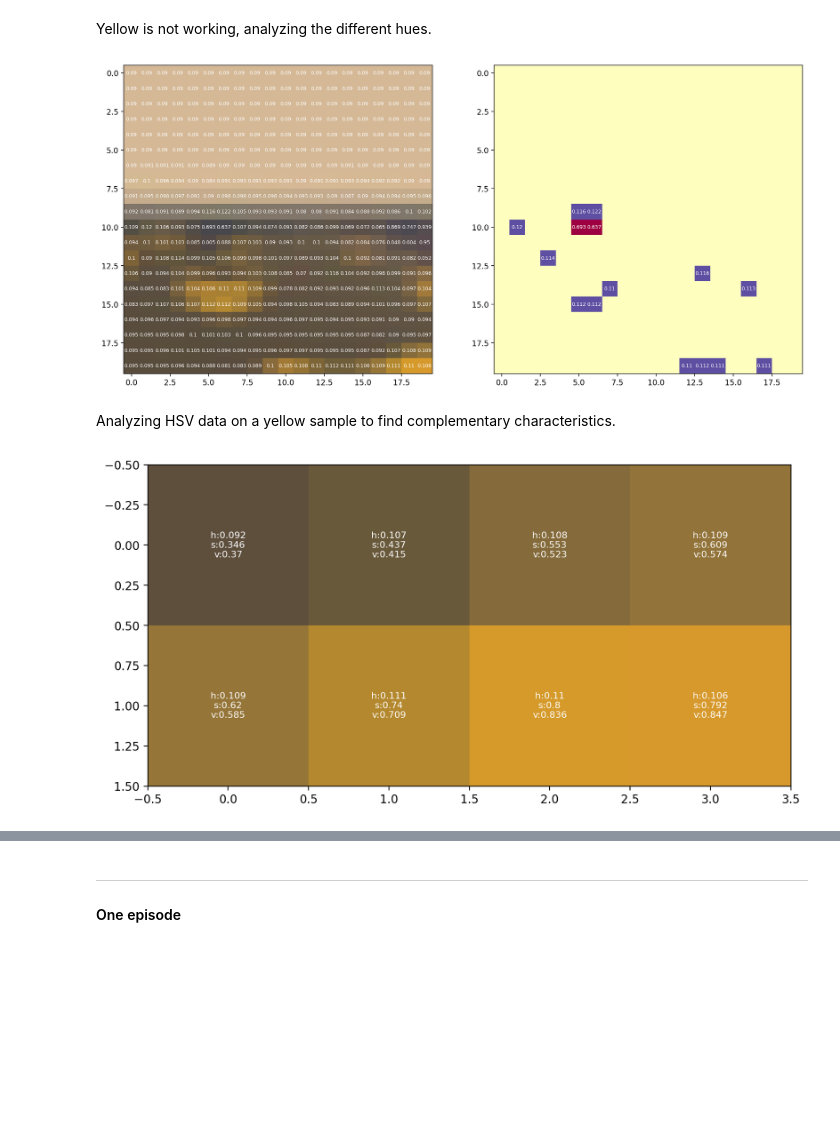
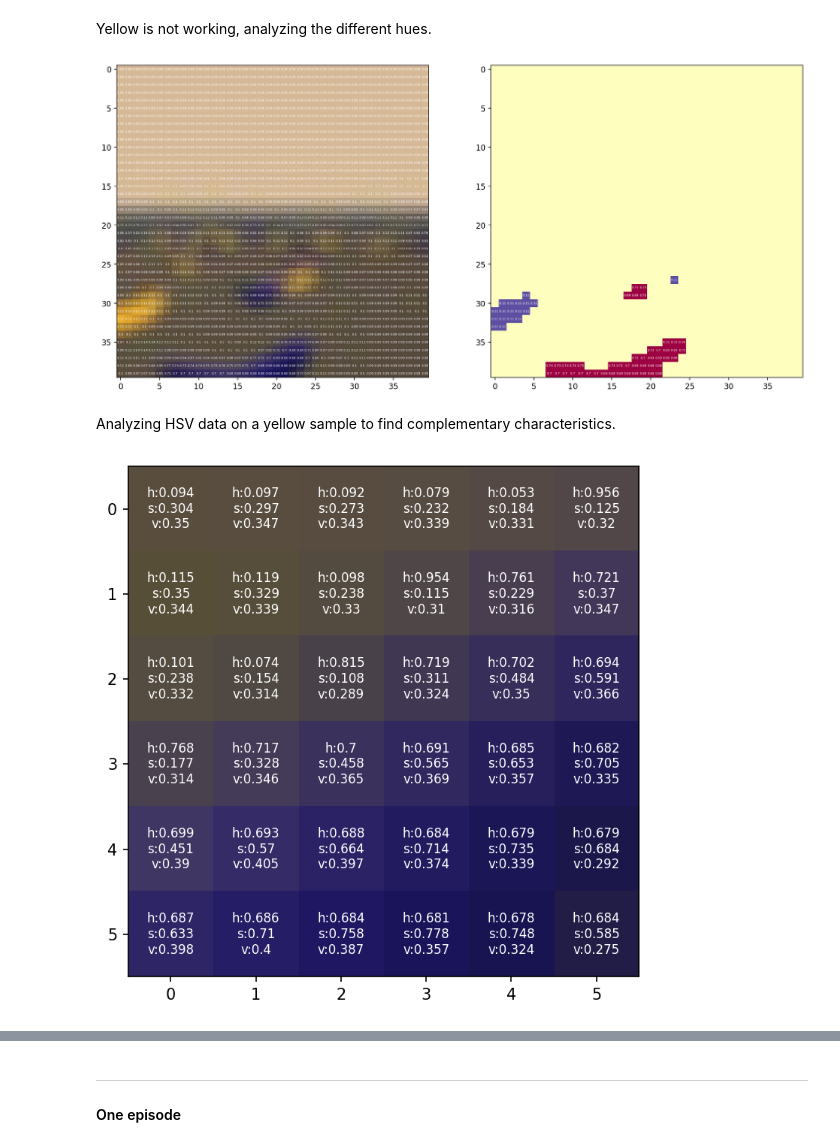
Before and after one commit to PierreMsy/DRL_navigation, a Jupyter notebook: 220816_raw_pixel_explo.ipynb, the cells around one changed output, grey strips where cells are left out. Cells and saved outputs as stored; diff of their text form; code cells hidden in the pictures; blank space fills up the shorter version.

```diff
--- a/220816_raw_pixel_explo.ipynb
+++ b/220816_raw_pixel_explo.ipynb
@@ -117,7 +121,7 @@ class AuxNet(nn.Module):
 
     def __init__(self):
         super(AuxNet, self).__init__()
-        self.avg_pool = nn.AvgPool2d(kernel_size=8, stride=4)
+        self.avg_pool = nn.AvgPool2d(kernel_size=6, stride=2)
 
     def forward(self, x):
         return self.avg_pool(x)
@@ -243,7 +247,7 @@ def is_yellow(hsv):
 
 def is_blue(hsv):
     hue = hsv[0]
-    return (.55 <= hue) & (hue <= .7)
+    return (.6 <= hue) & (hue <= .7)
 # %% [markdown]
 ##### Checks
 # %%
@@ -279,15 +283,15 @@ ax1.imshow(output_rgb)
 for i in range(output_hsv.shape[0]):
     for j in range(output_hsv[i].shape[0]):
         if mask_bananas[i, j] != 0:
-            ax1.text(j, i, np.round(output_hsv[i, j, 0], 3),
-                     ha="center", va="center", color="w", fontsize=6.5)
+            ax1.text(j, i, np.round(output_hsv[i, j, 0], 2),
+                     ha="center", va="center", color="w", fontsize=4.5)
 
 ax2.imshow(mask_bananas, cmap='Spectral')
 for i in range(output_hsv.shape[0]):
     for j in range(output_hsv[i].shape[0]):
         if mask_bananas[i, j] != 0:
-            ax2.text(j, i, np.round(output_hsv[i, j, 0], 3),
-                     ha="center", va="center", color="w", fontsize=6.5)
+            ax2.text(j, i, np.round(output_hsv[i, j, 0], 2),
+                     ha="center", va="center", color="w", fontsize=4.5)
 
 plt.show()
 # %% [output]
@@ -304,8 +308,8 @@ _, (ax1, ax2) = plt.subplots(1,2, figsize = (16,14), dpi=200)
 ax1.imshow(mask_bananas, cmap='Spectral')
 for i in range(output_hsv.shape[0]):
     for j in range(output_hsv[i].shape[0]):
-            ax1.text(j, i, np.round(output_hsv[i, j, 0], 3),
-                     ha="center", va="center", color="w", fontsize=6.5)
+            ax1.text(j, i, np.round(output_hsv[i, j, 0], 2),
+                     ha="center", va="center", color="w", fontsize=4)
 
 ax1.imshow(output_rgb)
 
@@ -313,31 +317,29 @@ ax2.imshow(mask_bananas, cmap='Spectral')
 for i in range(output_hsv.shape[0]):
     for j in range(output_hsv[i].shape[0]):
         if mask_bananas[i, j] != 0:
-            ax2.text(j, i, np.round(output_hsv[i, j, 0], 3),
-                     ha="center", va="center", color="w", fontsize=6.5)
+            ax2.text(j, i, np.round(output_hsv[i, j, 0], 2),
+                     ha="center", va="center", color="w", fontsize=4)
 
 plt.show()
 # %% [output]
-[figure, old version]
+[figure, new version]
 # %% [markdown]
 Analyzing HSV data on a yellow sample to find complementary characteristics.
 # %%
-_, ax = plt.subplots(1,1, figsize = (10,6), dpi=200)
+_, ax = plt.subplots(1,1, figsize = (10,6), dpi=150)
 
-yellows_sample_rgb = output_rgb[18:20, 16:20]
+yellows_sample_rgb = output_rgb[34:40, 17:23]
 yellows_sample_hsv = state_hsv = np.apply_along_axis(rgb_to_hsv, 2, yellows_sample_rgb)
 
 ax.imshow(yellows_sample_rgb)
 
 for i in range(yellows_sample_rgb.shape[0]):
     for j in range(yellows_sample_rgb[i].shape[0]):
         ax.text(j, i,
                 (f'h:{np.round(yellows_sample_hsv[i, j, 0], 3)}\n'+
                  f's:{np.round(yellows_sample_hsv[i, j, 1], 3)}\n'+
                  f'v:{np.round(yellows_sample_hsv[i, j, 2], 3)}'),
                 ha="center", va="center", color="w", fontsize=8)
-
-
 plt.show()
 # %% [output]
-[figure, old version]
+[figure, new version]
```
Also changed, not shown: parts of 16 cells of this notebook.
